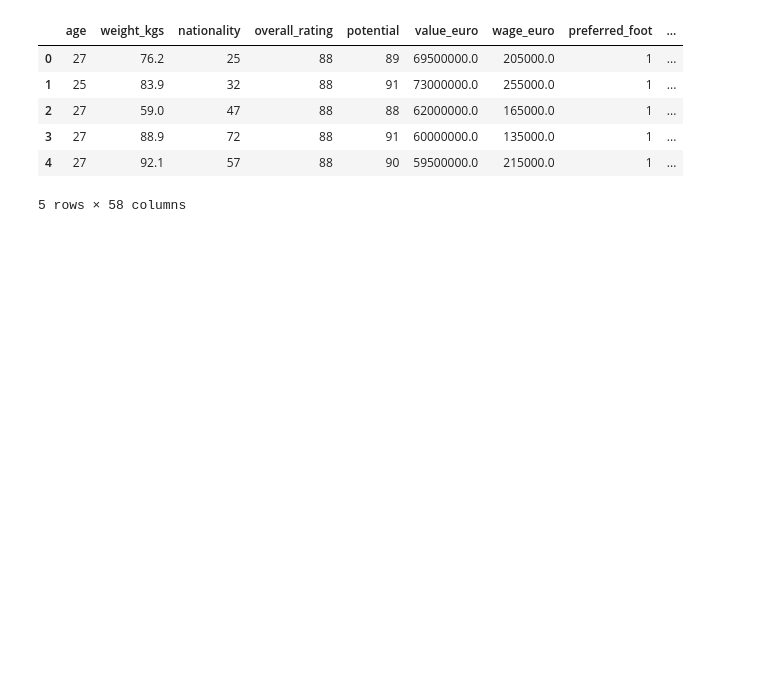
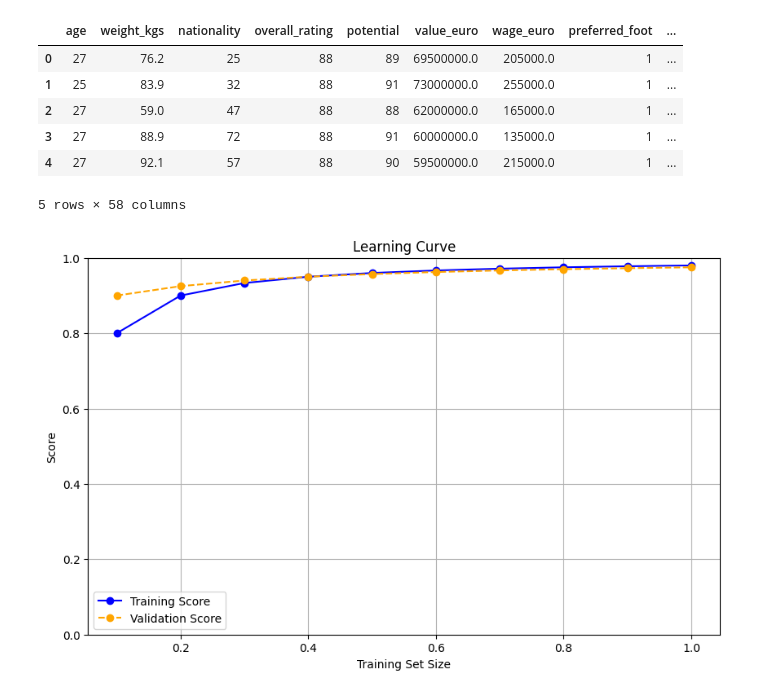
Before and after one commit to nttrung612/Football_Players_Rating_Prediction, a Jupyter notebook: demo.ipynb, the cells around one changed output. Cells and saved outputs as stored; diff of their text form; code cells hidden in the pictures; blank space fills up the shorter version.

```diff
--- a/demo.ipynb
+++ b/demo.ipynb
@@ -12,3 +12,27 @@ df.head()
 | 3 | 27 | 88.9 | 72 | 88 | 91 | 60000000.0 | 135000.0 | 1 | ... |
 | 4 | 27 | 92.1 | 57 | 88 | 90 | 59500000.0 | 215000.0 | 1 | ... |
 5 rows × 58 columns
+# %%
+import matplotlib.pyplot as plt
+import numpy as np
+
+# Sample data to simulate a learning curve
+train_sizes = np.linspace(0.1, 1.0, 10)
+train_scores = [1 - 0.2/i for i in range(1, 11)]  # hypothetical high performance on train set
+valid_scores = [1 - 0.3/(i + 2) for i in range(1, 11)]  # hypothetical validation scores
+
+# Plotting the learning curve
+plt.figure(figsize=(10, 6))
+plt.plot(train_sizes, train_scores, label="Training Score", marker='o', linestyle='-', color='blue')
+plt.plot(train_sizes, valid_scores, label="Validation Score", marker='o', linestyle='--', color='orange')
+
+# Labeling the plot
+plt.xlabel("Training Set Size")
+plt.ylabel("Score")
+plt.title("Learning Curve")
+plt.legend(loc="best")
+plt.ylim(0, 1)
+plt.grid(True)
+plt.show()
+# %% [output]
+[figure, added]
```
Also changed, not shown: parts of 1 cell of this notebook.
